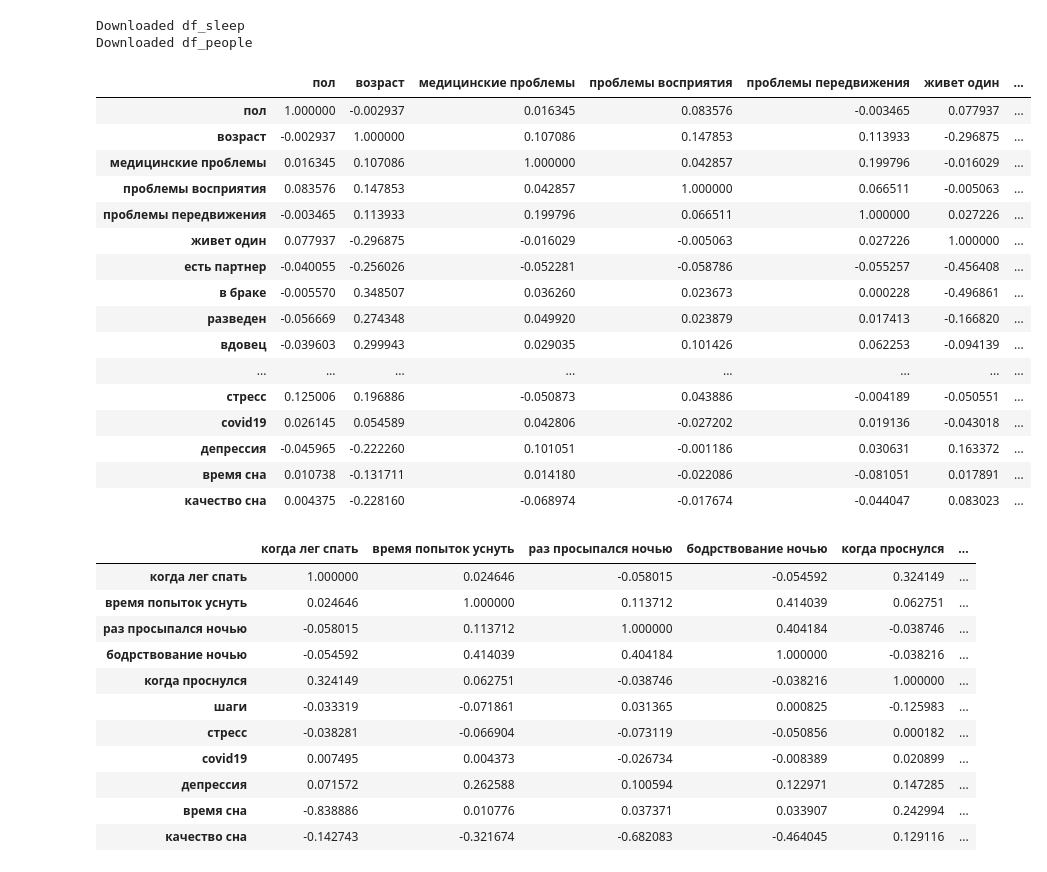
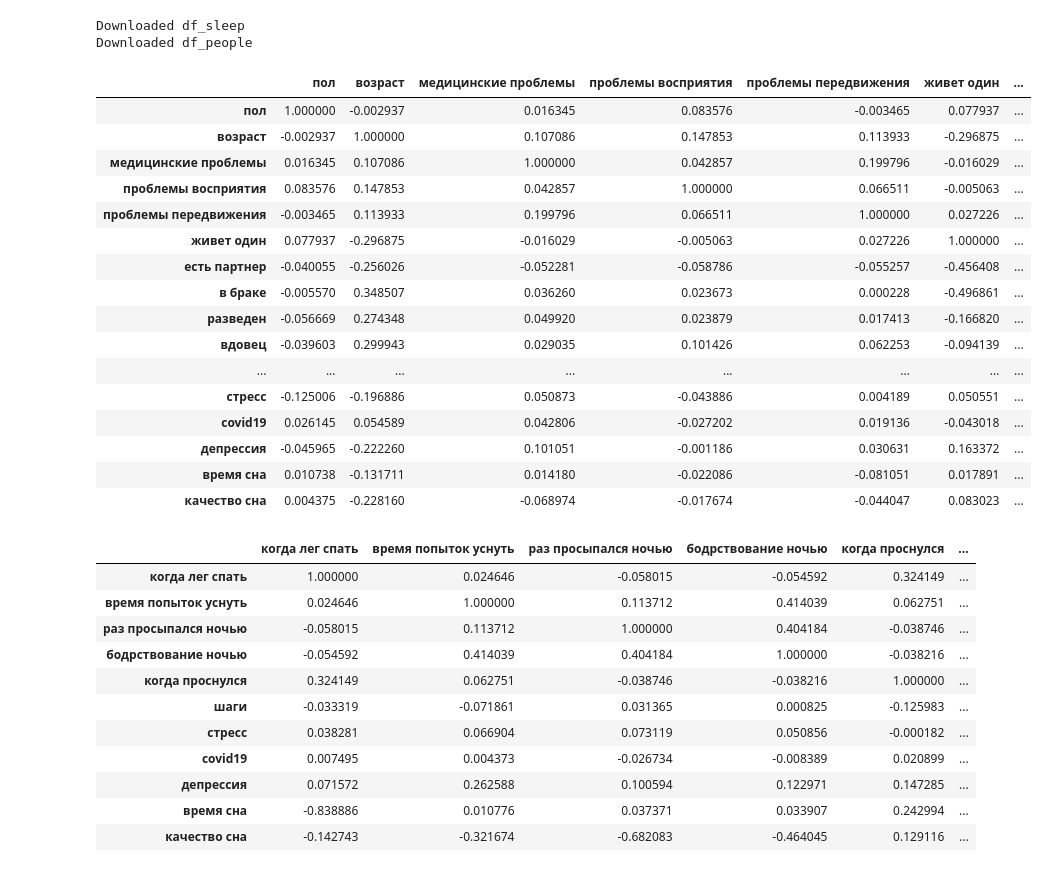
Before and after one commit to Yerk08/project-AD, a Jupyter notebook: sleeping_analyse.ipynb, the cells around one changed output. Cells and saved outputs as stored; diff of their text form; code cells hidden in the pictures.

```diff
--- a/sleeping_analyse.ipynb
+++ b/sleeping_analyse.ipynb
@@ -31,6 +31,7 @@ def load_dataset():
     df_sleep = df_sleep[["sub_id", "days_elapsed"] + need_rows]
     df_sleep.sort_values("days_elapsed")
     df_sleep.pop("days_elapsed")
+    df_sleep["stress"] = 8 - df_sleep["stress"]
 
 
     # usually takes a long time, then:
@@ -128,34 +129,35 @@ toshow_df_people["проблемы передвижения"] = toshow_df_people
 toshow_df_people["живет один"] = toshow_df_people.pop("M_single")
 toshow_df_people["есть партнер"] = toshow_df_people.pop("M_have_partner")
 toshow_df_people["в браке"] = toshow_df_people.pop("M_married")
 toshow_df_people["разведен"] = toshow_df_people.pop("M_divorsed")
 toshow_df_people["вдовец"] = toshow_df_people.pop("M_widowed")
 toshow_df_people["когда лег спать"] = toshow_df_people.pop("sleepdiary_fallasleep")
 toshow_df_people["время попыток уснуть"] = toshow_df_people.pop("sleepdiary_sleeplatency")
 toshow_df_people["раз просыпался ночью"] = toshow_df_people.pop("sleepdiary_wakes")
 toshow_df_people["бодрствование ночью"] = toshow_df_people.pop("night_awakening_time")
 toshow_df_people["когда проснулся"] = toshow_df_people.pop("sleepdiary_waketime")
 toshow_df_people["шаги"] = toshow_df_people.pop("steps")
 toshow_df_people["стресс"] = toshow_df_people.pop("stress")
 toshow_df_people["covid19"] = toshow_df_people.pop("covid_status")
 toshow_df_people["депрессия"] = toshow_df_people.pop("PHQ9")
 toshow_df_people["время сна"] = toshow_df_people.pop("time_sleep")
 toshow_df_people["качество сна"] = toshow_df_people.pop("quality_sleep")
+toshow_df_people.pop("country")
 toshow_df_people.corr().style.background_gradient(cmap='coolwarm')
 # %% [output]
 |  | пол | возраст | медицинские проблемы | проблемы восприятия | проблемы передвижения | живет один | ... |
 | пол | 1.000000 | -0.002937 | 0.016345 | 0.083576 | -0.003465 | 0.077937 | ... |
 | возраст | -0.002937 | 1.000000 | 0.107086 | 0.147853 | 0.113933 | -0.296875 | ... |
 | медицинские проблемы | 0.016345 | 0.107086 | 1.000000 | 0.042857 | 0.199796 | -0.016029 | ... |
 | проблемы восприятия | 0.083576 | 0.147853 | 0.042857 | 1.000000 | 0.066511 | -0.005063 | ... |
 | проблемы передвижения | -0.003465 | 0.113933 | 0.199796 | 0.066511 | 1.000000 | 0.027226 | ... |
 | живет один | 0.077937 | -0.296875 | -0.016029 | -0.005063 | 0.027226 | 1.000000 | ... |
 | есть партнер | -0.040055 | -0.256026 | -0.052281 | -0.058786 | -0.055257 | -0.456408 | ... |
 | в браке | -0.005570 | 0.348507 | 0.036260 | 0.023673 | 0.000228 | -0.496861 | ... |
 | разведен | -0.056669 | 0.274348 | 0.049920 | 0.023879 | 0.017413 | -0.166820 | ... |
 | вдовец | -0.039603 | 0.299943 | 0.029035 | 0.101426 | 0.062253 | -0.094139 | ... |
 | ... | ... | ... | ... | ... | ... | ... | ... |
-| стресс | 0.125006 | 0.196886 | -0.050873 | 0.043886 | -0.004189 | -0.050551 | ... |
+| стресс | -0.125006 | -0.196886 | 0.050873 | -0.043886 | 0.004189 | 0.050551 | ... |
 | covid19 | 0.026145 | 0.054589 | 0.042806 | -0.027202 | 0.019136 | -0.043018 | ... |
 | депрессия | -0.045965 | -0.222260 | 0.101051 | -0.001186 | 0.030631 | 0.163372 | ... |
 | время сна | 0.010738 | -0.131711 | 0.014180 | -0.022086 | -0.081051 | 0.017891 | ... |
@@ -183,7 +185,7 @@ toshow_df_sleep.corr(numeric_only=False).style.background_gradient(cmap='coolwar
 | бодрствование ночью | -0.054592 | 0.414039 | 0.404184 | 1.000000 | -0.038216 | ... |
 | когда проснулся | 0.324149 | 0.062751 | -0.038746 | -0.038216 | 1.000000 | ... |
 | шаги | -0.033319 | -0.071861 | 0.031365 | 0.000825 | -0.125983 | ... |
-| стресс | -0.038281 | -0.066904 | -0.073119 | -0.050856 | 0.000182 | ... |
+| стресс | 0.038281 | 0.066904 | 0.073119 | 0.050856 | -0.000182 | ... |
 | covid19 | 0.007495 | 0.004373 | -0.026734 | -0.008389 | 0.020899 | ... |
 | депрессия | 0.071572 | 0.262588 | 0.100594 | 0.122971 | 0.147285 | ... |
 | время сна | -0.838886 | 0.010776 | 0.037371 | 0.033907 | 0.242994 | ... |
```
Also changed, not shown: parts of 3 cells of this notebook, 4 other files.
